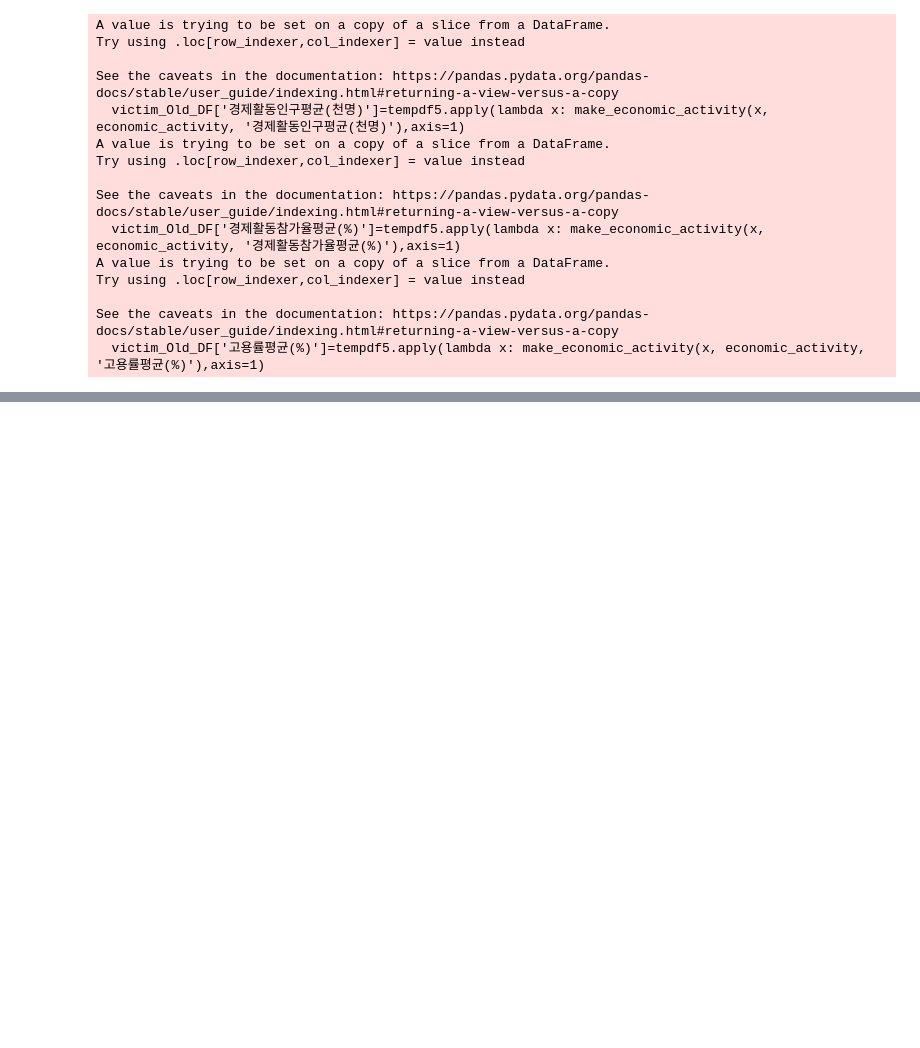
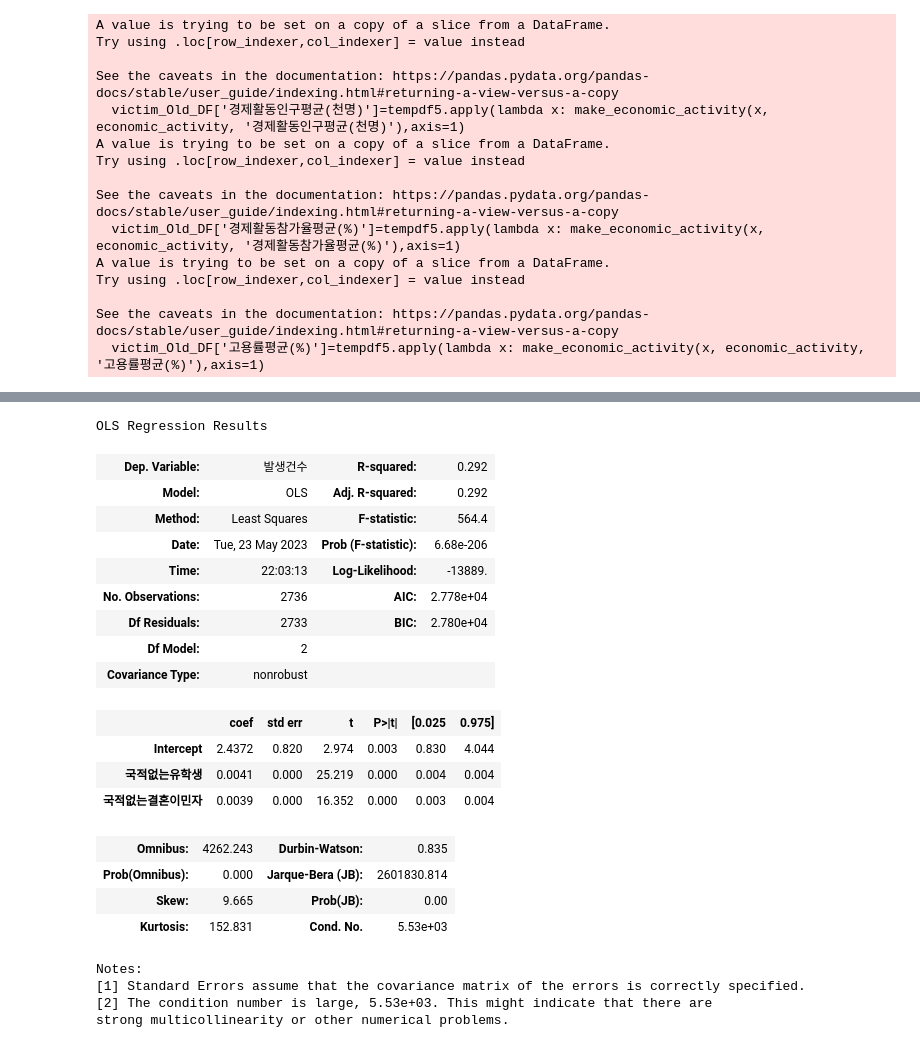
Before and after one commit to S-SIRIUS/Fraud-factor-analysis, a Jupyter notebook: 시+나이 회귀분석.ipynb, the cells around one changed output, grey strips where cells are left out. Drawn from its saved outputs; the diff is of its cells as text; code cells hidden in the pictures; blank space fills up the shorter version.

```diff
--- a/시+나이 회귀분석.ipynb
+++ b/시+나이 회귀분석.ipynb
@@ -1207,0 +1350,25 @@ victim_Old_DF.corr(method='spearman')
+# %%
+suspect_model2.summary()
+# %% [output]
+OLS Regression Results
+| Dep. Variable: | 발생건수 | R-squared: | 0.292 |
+| Model: | OLS | Adj. R-squared: | 0.292 |
+| Method: | Least Squares | F-statistic: | 564.4 |
+| Date: | Tue, 23 May 2023 | Prob (F-statistic): | 6.68e-206 |
+| Time: | 22:03:13 | Log-Likelihood: | -13889. |
+| No. Observations: | 2736 | AIC: | 2.778e+04 |
+| Df Residuals: | 2733 | BIC: | 2.780e+04 |
+| Df Model: | 2 |  |  |
+| Covariance Type: | nonrobust |  |  |
+|  | coef | std err | t | P>|t| | [0.025 | 0.975] |
+| Intercept | 2.4372 | 0.820 | 2.974 | 0.003 | 0.830 | 4.044 |
+| 국적없는유학생 | 0.0041 | 0.000 | 25.219 | 0.000 | 0.004 | 0.004 |
+| 국적없는결혼이민자 | 0.0039 | 0.000 | 16.352 | 0.000 | 0.003 | 0.004 |
+| Omnibus: | 4262.243 | Durbin-Watson: | 0.835 |
+| Prob(Omnibus): | 0.000 | Jarque-Bera (JB): | 2601830.814 |
+| Skew: | 9.665 | Prob(JB): | 0.00 |
+| Kurtosis: | 152.831 | Cond. No. | 5.53e+03 |
+Notes:
+[1] Standard Errors assume that the covariance matrix of the errors is correctly specified.
+[2] The condition number is large, 5.53e+03. This might indicate that there are
+strong multicollinearity or other numerical problems.
```
Also changed, not shown: parts of 13 cells of this notebook.
